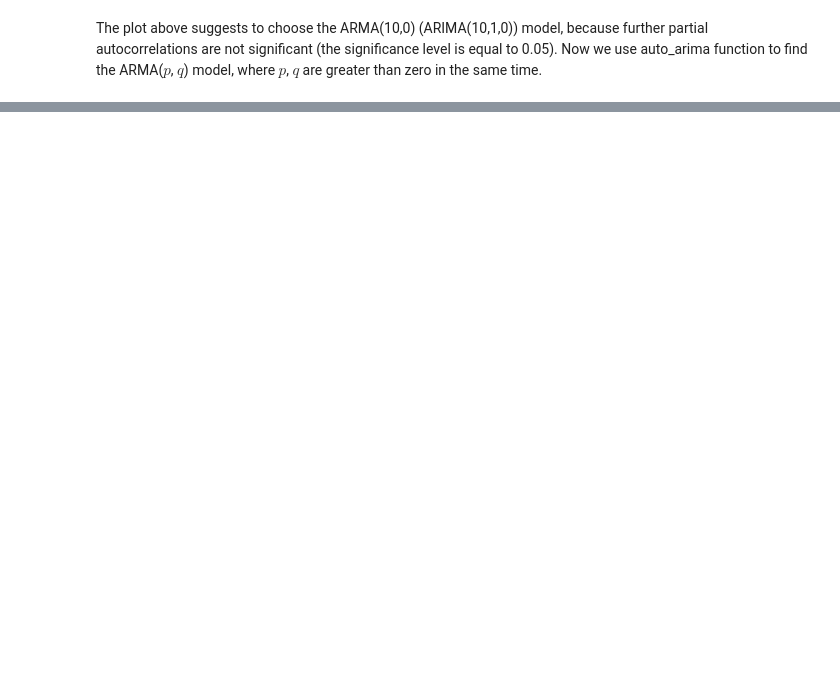
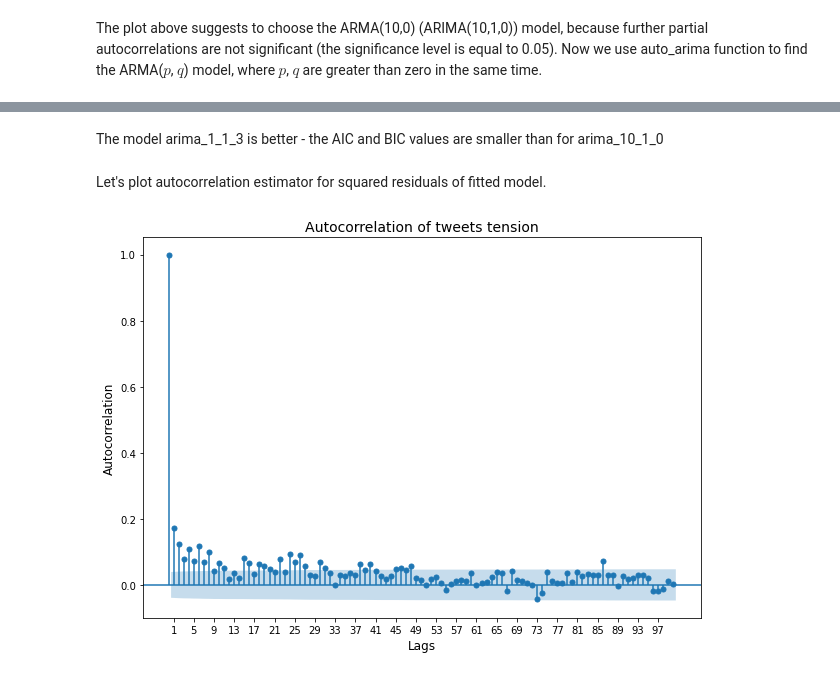
Before and after one commit to pkrukowski1/Data-Mining, a Jupyter notebook: Palpatine/Time_series_analysis.ipynb, the cells around one changed output, grey strips where cells are left out. Drawn from its saved outputs; the diff is of its cells as text; code cells hidden in the pictures; blank space fills up the shorter version.

```diff
--- a/Palpatine/Time_series_analysis.ipynb
+++ b/Palpatine/Time_series_analysis.ipynb
@@ -290,0 +287,16 @@ Let's plot autocorrelation estimator for residuals of fitted model.
+# %% [markdown]
+The model arima_1_1_3 is better - the AIC and BIC values are smaller than for arima_10_1_0
+# %% [markdown]
+Let's plot autocorrelation estimator for squared residuals of fitted model.
+# %%
+res_squared = arima_1_1_3.arima_res_.resid**2
+# %%
+plt.rc("figure", figsize=(10, 7))
+stm_plots.plot_acf(res_squared, lags = 100)
+plt.xlabel('Lags', fontsize=12)
+plt.xticks([_ for _ in range(1, 101, 4)])
+plt.ylabel('Autocorrelation', fontsize=12)
+plt.title('Autocorrelation of tweets tension', fontsize=14)
+plt.show()
+# %% [output]
+[figure, added]
```
Also changed, not shown: parts of 37 cells of this notebook.
